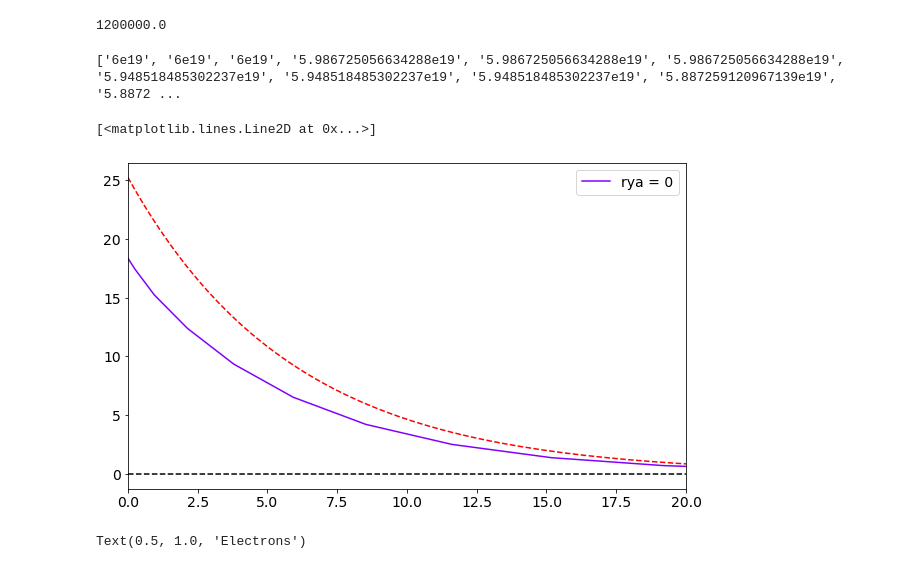
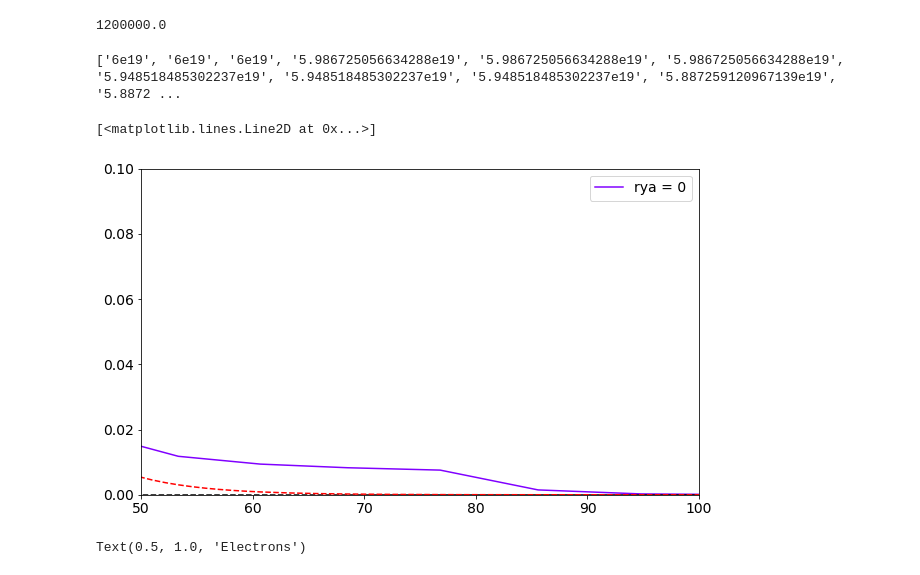
Before and after one commit to vandelij/genray_cql3d_plots, a Jupyter notebook: shots/147634/scan_beam_and_RF/beam_2_5_scan/rf_zoom_pwrscan_notebook.ipynb, the cells around one changed output. Saved outputs shown, nothing was run; the diff lists cells and outputs as text; code cells hidden in the pictures.

```diff
--- a/shots/147634/scan_beam_and_RF/beam_2_5_scan/rf_zoom_pwrscan_notebook.ipynb
+++ b/shots/147634/scan_beam_and_RF/beam_2_5_scan/rf_zoom_pwrscan_notebook.ipynb
@@ -346,7 +346,8 @@ def get_fast_temp_and_density(f, minEnergy, rya, enerkev, pitchAngleMesh):
     # plt.plot(enerkev[minEnergyIndex:], np.log(1+ energeticF_integOverPitch[40, :]))
     # plt.plot(enerkev[minEnergyIndex:], np.log(1+ energeticF_integOverPitch[60, :]))
     plt.plot(enerkev[minEnergyIndex:], energeticF_integOverPitch[60, :]*0, 'k--')
-    plt.xlim(0, 20)
+    plt.xlim(50, 100)
+    plt.ylim(0, .1)
     plt.legend()
     #plt.ylim(0, 1e14)
 
@@ -372,35 +373,35 @@ for i in range(len(denstringlist)):
 temps = np.zeros((len(tempstringlist), 1))
 for i in range(len(tempstringlist)):
     temps[i] = float(tempstringlist[i])
 
 #print(temps.reshape(int(dens.shape[0]/3), 3))
 dens = dens.reshape(int(dens.shape[0]/3), 3)[:, 0]
 temps = temps.reshape(int(temps.shape[0]/3), 3)[:, 1]
 
 rhotemps = np.linspace(0.01, .99, temps.shape[0])
 rhodens = np.linspace(0.01, .99, dens.shape[0])
 
 from scipy.interpolate import interp1d
 get_dens_from_rho = interp1d(rhodens, dens, kind='cubic')
 get_temps_from_rho = interp1d(rhotemps, temps, kind='cubic')
 rho = np.ma.getdata(rya)
 #plt.plot(np.ma.getdata(rya), get_dens_from_rho(np.ma.getdata(rya)))
 M = 3.343e-27
-v_array = np.linspace(0, 3e6, 200)
+v_array = np.linspace(0, 5e6, 200)
 
 f_maxwell_cold = np.zeros((rho.shape[0], v_array.shape[0]))
 
 for i in range(rho.shape[0]):
     rho_i = rho[i]
     T = get_temps_from_rho(rho_i)*1e3*1.6022e-19 # J
     n = get_dens_from_rho(rho_i)
     f_maxwell_cold[i, :] = n*(M/(2*np.pi*T))**(3/2) * np.exp(-M*v_array**2/(2*T))
 
 plt.plot(0.5*M*v_array**2/(1.6022e-19*1000), f_maxwell_cold[4, :], 'r--')
 # %% [output]
 ['6e19', '6e19', '6e19', '5.986725056634288e19', '5.986725056634288e19', '5.986725056634288e19', '5.948518485302237e19', '5.948518485302237e19', '5.948518485302237e19', '5.887259120967139e19', '5.8872 ...
 [<matplotlib.lines.Line2D at 0x...>]
-[figure, old version]
+[figure, new version]
 # %%
 dvol = cql_nc_array[0].variables['dvol'][:]
 # dvol = cql_nc_0_55.variables['dvol'][:]
```
